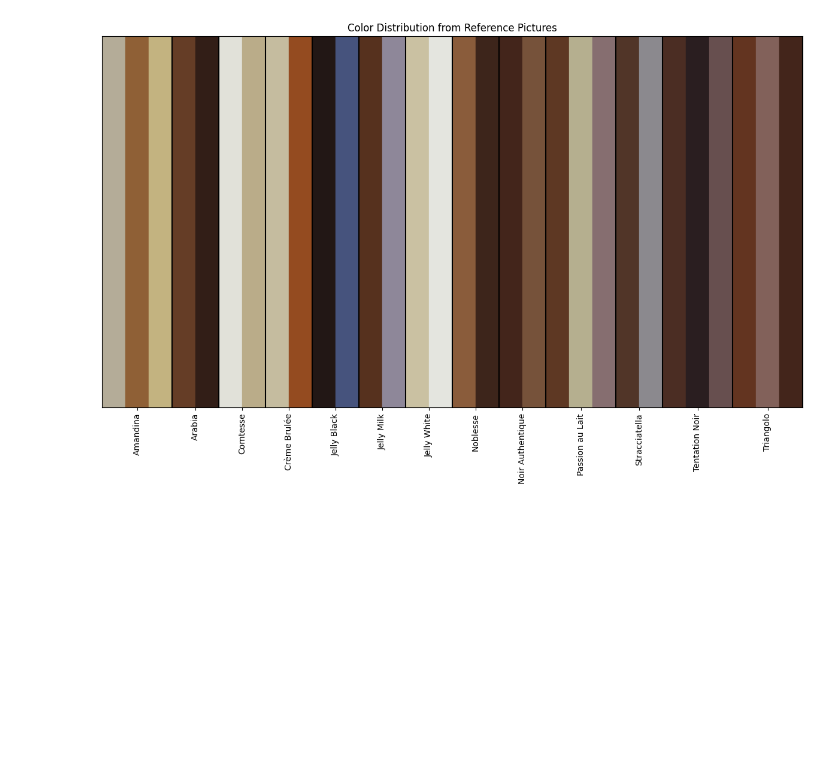
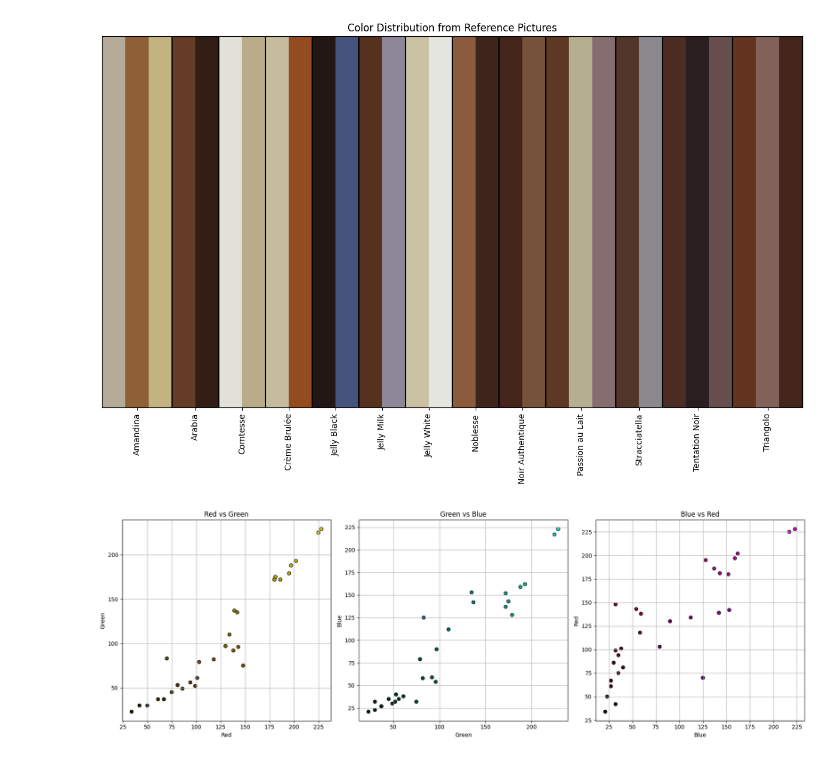
Before and after one commit to sinarollin/Willy_Wonkas_Deep_Learning_Oompa-Loompas, a Jupyter notebook: Sina/rgb_references_masks.ipynb, the cells around one changed output. Cells and saved outputs as stored; diff of their text form; code cells hidden in the pictures; blank space fills up the shorter version.

```diff
--- a/Sina/rgb_references_masks.ipynb
+++ b/Sina/rgb_references_masks.ipynb
@@ -54,6 +53,66 @@ plt.tight_layout()
 plt.show()
 # %% [output]
 [figure]
+# %%
+
+
+# Dictionary of color data (RGB without alpha)
+color_data = {
+    "Amandina": [(180, 172, 152), (143, 96, 54), (195, 179, 128)],
+    "Arabia": [(101, 61, 38), (50, 30, 23)],
+    "Comtesse": [(225, 225, 217), (186, 172, 137)],
+    "Crème Brulée": [(197, 188, 159), (148, 75, 32)],
+    "Jelly Black": [(34, 23, 21), (70, 83, 125)],
+    "Jelly Milk": [(86, 49, 30), (142, 135, 153)],
+    "Jelly White": [(202, 193, 162), (228, 229, 223)],
+    "Noblesse": [(138, 92, 59), (61, 37, 27)],
+    "Noir Authentique": [(67, 37, 27), (118, 82, 58)],
+    "Passion au Lait": [(94, 56, 35), (181, 175, 143), (134, 110, 112)],
+    "Stracciatella": [(81, 53, 40), (139, 137, 142)],
+    "Tentation Noir": [(75, 45, 35), (42, 30, 32), (103, 79, 79)],
+    "Triangolo": [(99, 52, 32), (130, 97, 90), (67, 37, 27)],
+}
+
+# Prepare data for plotting
+red_values = []
+green_values = []
+blue_values = []
+
+for colors in color_data.values():
+    for rgb in colors:
+        red_values.append(rgb[0])
+        green_values.append(rgb[1])
+        blue_values.append(rgb[2])
+
+# Create subplots for RGB distributions
+fig, axes = plt.subplots(1, 3, figsize=(18, 6))
+
+# Red vs Green
+axes[0].scatter(red_values, green_values, c=[(r/255, g/255, 0) for r, g in zip(red_values, green_values)], edgecolor='k')
+axes[0].set_xlabel("Red")
+axes[0].set_ylabel("Green")
+axes[0].set_title("Red vs Green")
+axes[0].grid(True)
+
+# Green vs Blue
+axes[1].scatter(green_values, blue_values, c=[(0, g/255, b/255) for g, b in zip(green_values, blue_values)], edgecolor='k')
+axes[1].set_xlabel("Green")
+axes[1].set_ylabel("Blue")
+axes[1].set_title("Green vs Blue")
+axes[1].grid(True)
+
+# Blue vs Red
+axes[2].scatter(blue_values, red_values, c=[(r/255, 0, b/255) for r, b in zip(red_values, blue_values)], edgecolor='k')
+axes[2].set_xlabel("Blue")
+axes[2].set_ylabel("Red")
+axes[2].set_title("Blue vs Red")
+axes[2].grid(True)
+
+# Adjust layout and show the plots
+plt.tight_layout()
+plt.show()
+# %% [output]
+[figure, added]
 # %%
 # Function to convert RGB to HSV
 def rgb_to_hsv(rgb):
```
Also changed, not shown: parts of 10 cells of this notebook.
